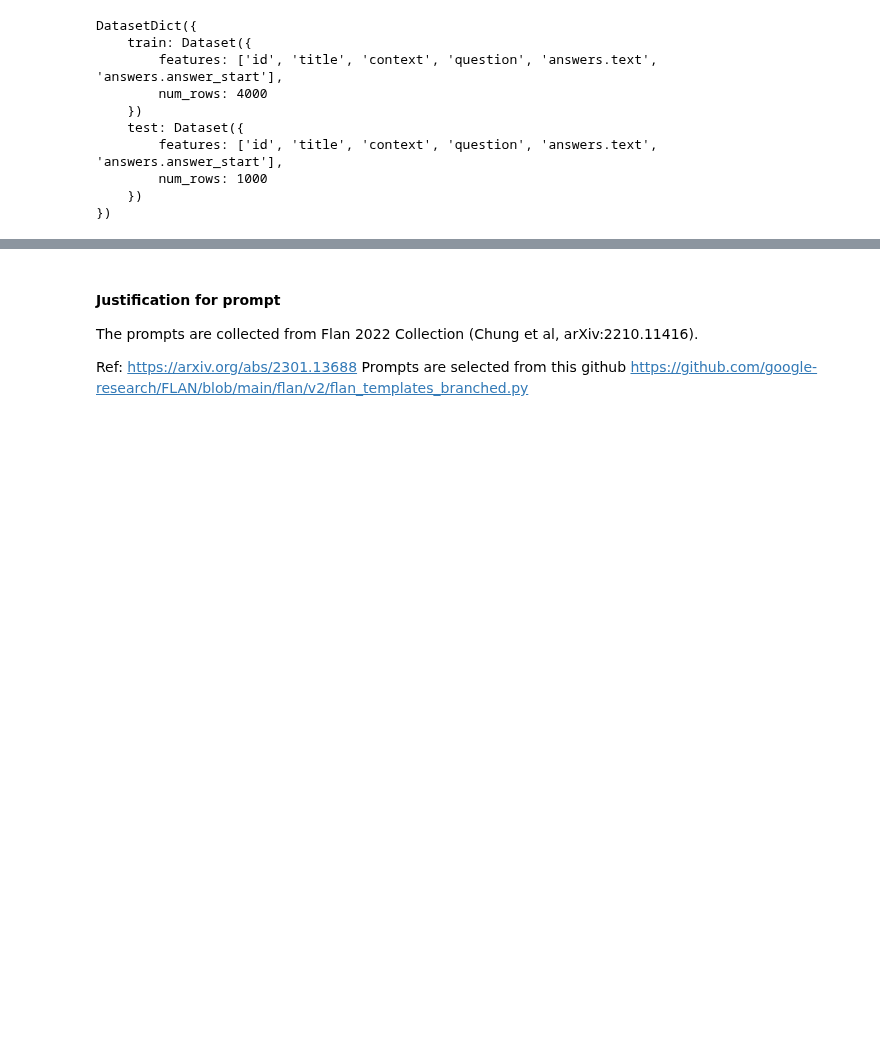
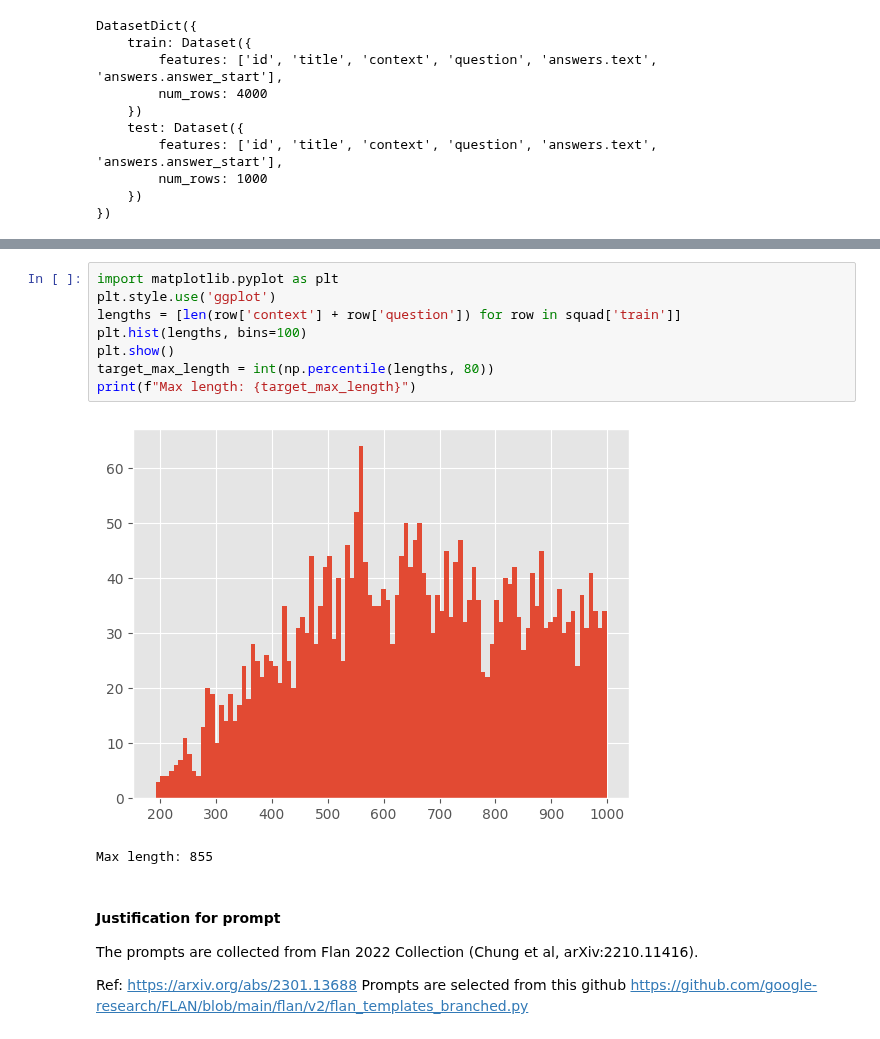
Before and after one commit to sriksmachi/sriksml, a Jupyter notebook: language-models/llm_assignment.ipynb, the cells around one changed output, grey strips where cells are left out. Drawn from its saved outputs; the diff is of its cells as text; blank space fills up the shorter version.

```diff
--- a/language-models/llm_assignment.ipynb
+++ b/language-models/llm_assignment.ipynb
@@ -448,3 +461,14 @@ squad['train'][1]
+# %%
+import matplotlib.pyplot as plt
+plt.style.use('ggplot')
+lengths = [len(row['context'] + row['question']) for row in squad['train']]
+plt.hist(lengths, bins=100)
+plt.show()
+target_max_length = int(np.percentile(lengths, 80))
+print(f"Max length: {target_max_length}")
+# %% [output]
+[figure, added]
+Max length: 855
 # %% [markdown]
 #### Justification for prompt
 
```
Also changed, not shown: parts of 33 cells of this notebook.
